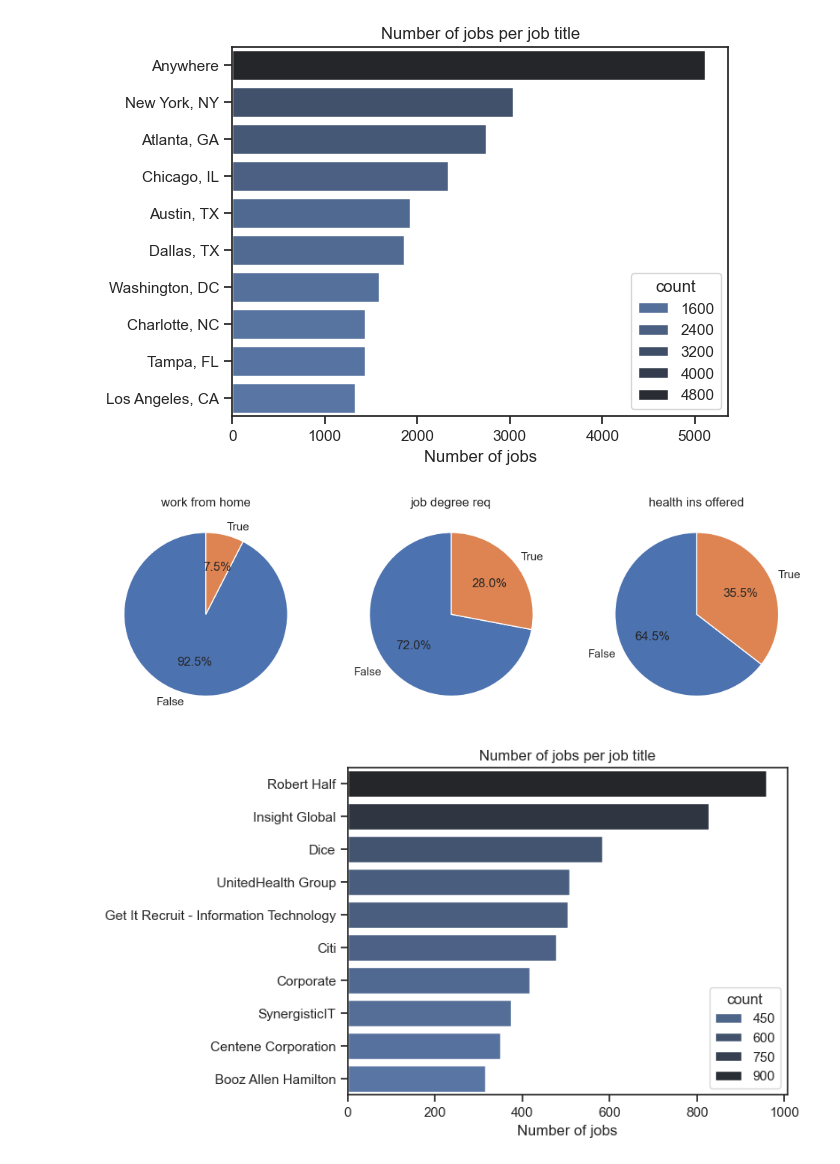
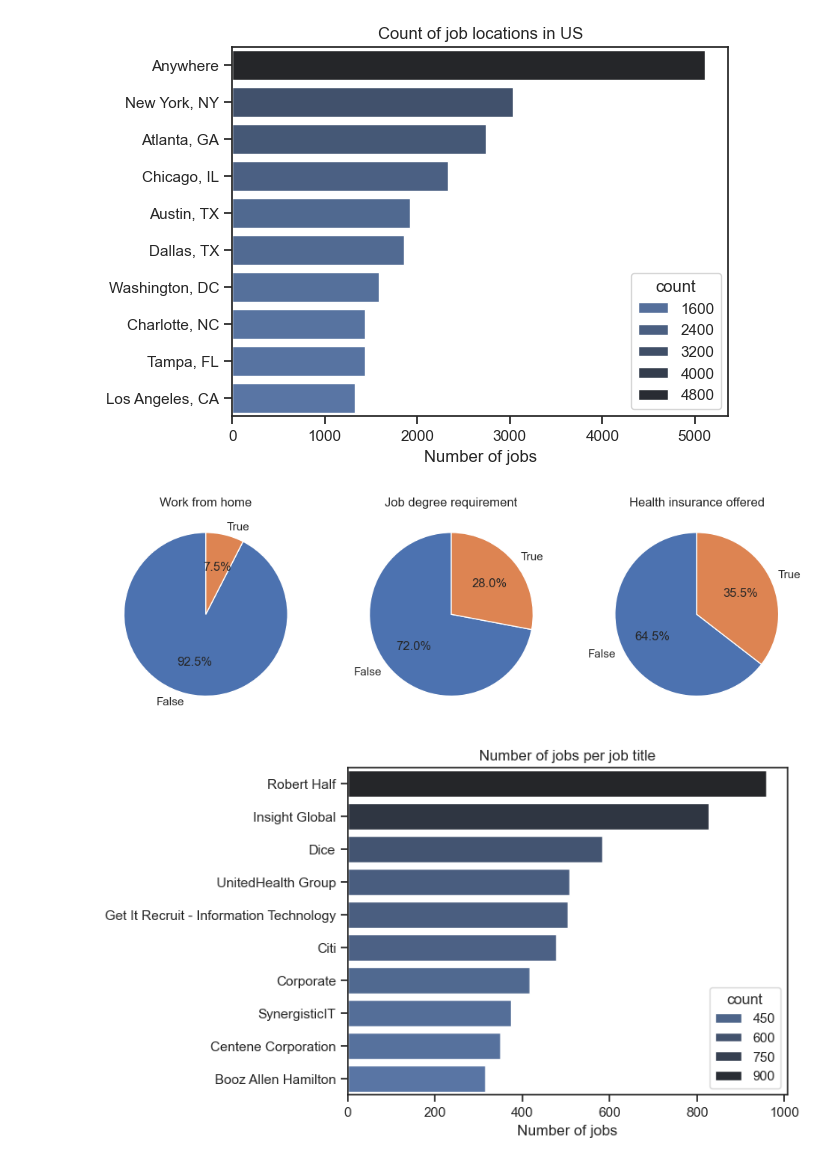
Before and after one commit to zyesnazarov/Documents, a Jupyter notebook: Python/Projects/1_EDA_intro.ipynb, the cells around one changed output. Drawn from its saved outputs; the diff is of its cells as text; code cells hidden in the pictures.

Commit message:
Further adjustments to plot design and steps description

```diff
--- a/Python/Projects/1_EDA_intro.ipynb
+++ b/Python/Projects/1_EDA_intro.ipynb
@@ -39,30 +42,32 @@ Requirement already satisfied: propcache>=0.2.0 in c:\users\zyesn\appdata\local\
 df_da_us = df[(df['job_country'] == 'United States') & (df['job_title_short'] == 'Data Analyst')]
 # %%
+#Plotting job location count per US states based on the filtered dataframe above
 df_plot = df_da_us['job_location'].value_counts().head(10).to_frame()
 
 sns.set_theme(style = 'ticks')
 sns.barplot(data = df_plot, x = 'count', y = 'job_location', hue = 'count', palette = 'dark:b_r')
-plt.title('Number of jobs per job title')
+plt.title('Count of job locations in US')
 plt.xlabel('Number of jobs')
 plt.ylabel('')
 plt.show()
 # %% [output]
-[figure, old version]
+[figure, new version]
 # %%
+#Plotting a share of jobs allowing working frome home, requiring a job degree, or whether the insurance is being offered or not.
 dict_columns = {
-    'job_work_from_home': 'work from home',
-    'job_no_degree_mention': 'job degree req',
-    'job_health_insurance': 'health ins offered'
+    'job_work_from_home': 'Work from home',
+    'job_no_degree_mention': 'Job degree requirement',
+    'job_health_insurance': 'Health insurance offered'
 }
 
 fig, ax = plt.subplots(1, 3)
 fig.set_size_inches(12,5)
 
 for index, (column, title) in enumerate(dict_columns.items()):
     ax[index].pie(df_da_us[column].value_counts(), startangle = 90, autopct = '%1.1f%%', labels = ['False','True'])
     ax[index].set_title(title)
 
 plt.show()
 # %% [output]
-[figure, old version]
+[figure, new version]
 # %%
```
Also changed, not shown: parts of 3 cells of this notebook.
